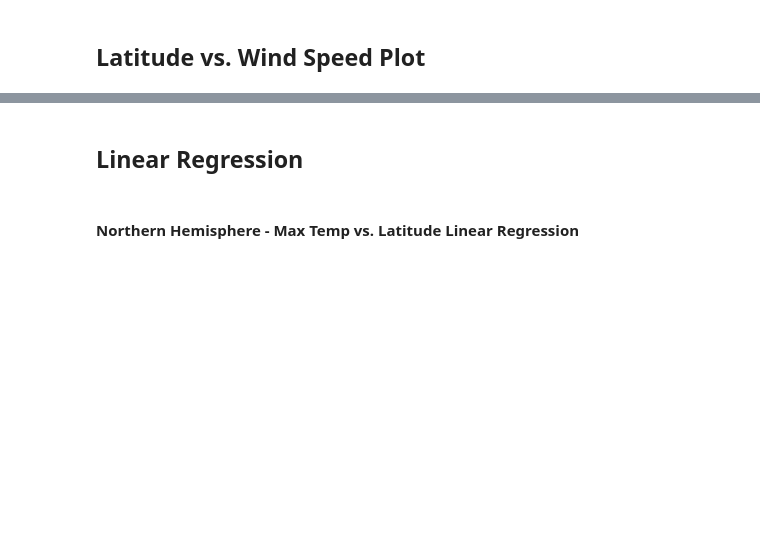
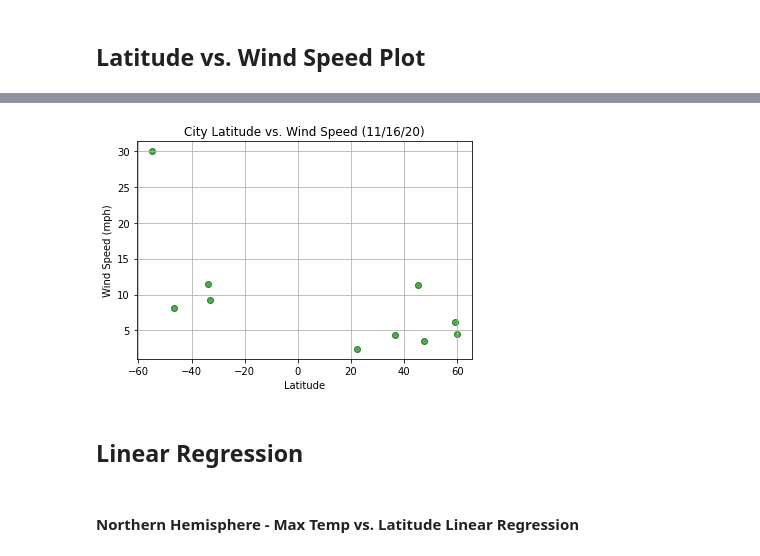
Before and after one commit to Kylmalcolm/Global-Weather-Analysis, a Jupyter notebook: WeatherPy.ipynb, the cells around one changed output, grey strips where cells are left out. Saved outputs shown, nothing was run; the diff lists cells and outputs as text; code cells hidden in the pictures; blank space fills up the shorter version.

```diff
--- a/WeatherPy.ipynb
+++ b/WeatherPy.ipynb
@@ -210,3 +215,12 @@ plt.show()
+# %%
+plt.scatter(weather_df["Latitude"], weather_df["Wind Speed"], color="forestgreen", edgecolor="darkgreen", alpha=0.75)
+plt.title("City Latitude vs. Wind Speed (11/16/20)")
+plt.xlabel("Latitude")
+plt.ylabel("Wind Speed (mph)")
+plt.grid()
+plt.show()
+# %% [output]
+[figure, added]
 # %% [markdown]
 ## Linear Regression
 # %% [markdown]
```
Also changed, not shown: parts of 8 cells of this notebook, 1 other file.
